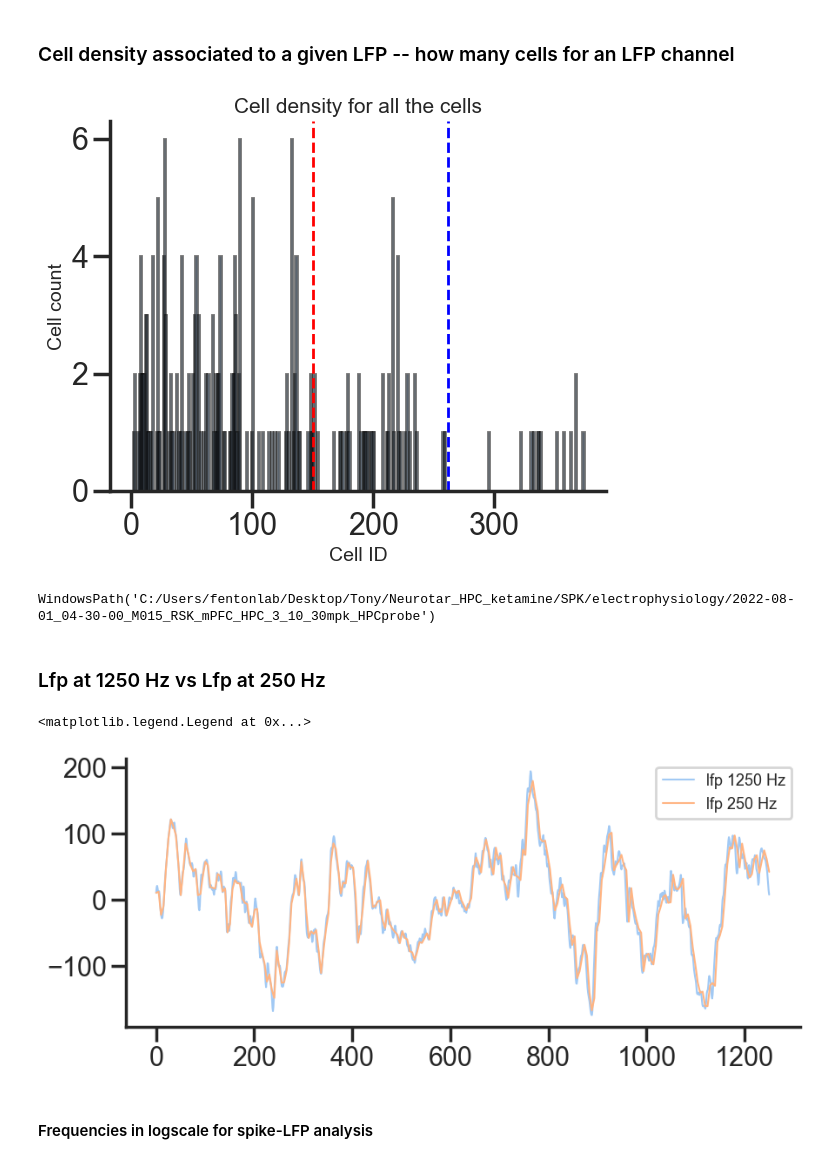
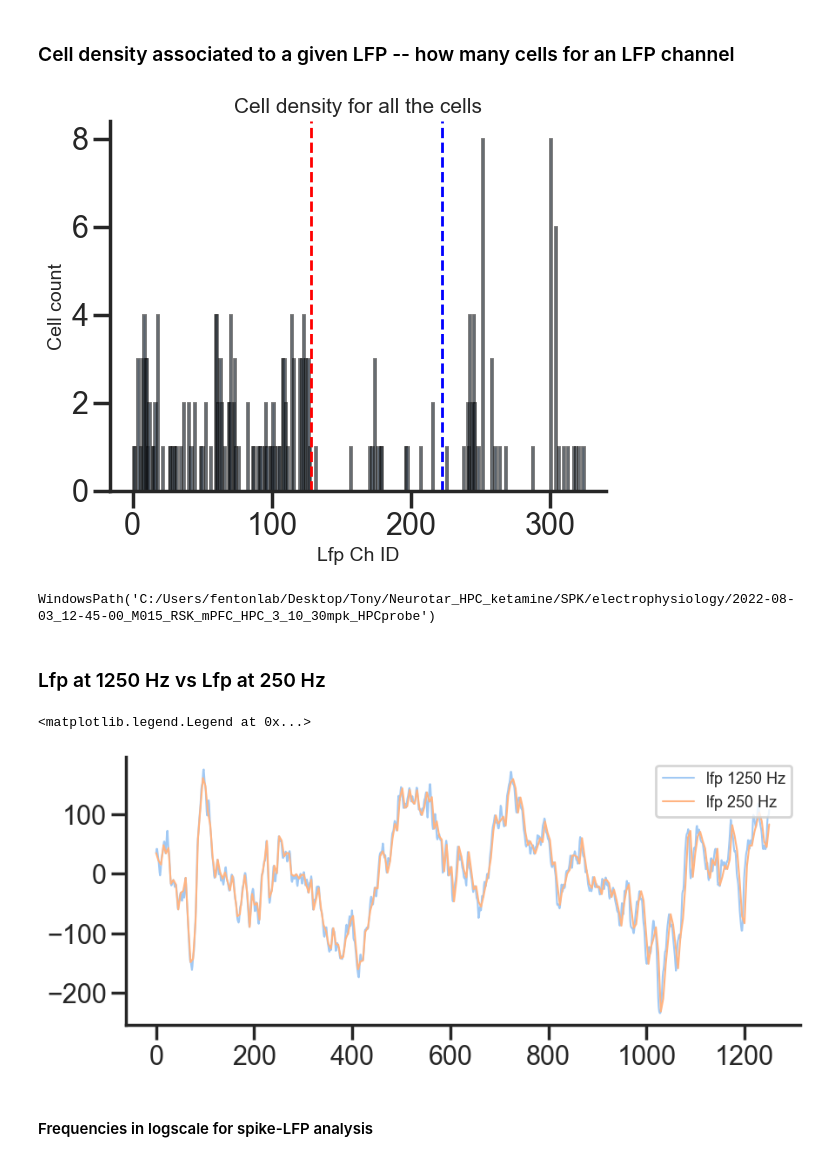
Before and after one commit to gdelfe/Ketamine_effects_on_the_brain, a Jupyter notebook: python/Place_cells_spike_analysis.ipynb, the cells around one changed output. Cells and saved outputs as stored; diff of their text form; code cells hidden in the pictures.

```diff
--- a/python/Place_cells_spike_analysis.ipynb
+++ b/python/Place_cells_spike_analysis.ipynb
@@ -13,7 +13,7 @@ import time
 #### HPC start and end indexes
 # %%
 # HPC start and end
-ch_start = 75*2
-ch_end = 131*2
+ch_start = 64*2
+ch_end = 111*2
 # %% [markdown]
 ### Load behavior for all sessions
@@ -59,7 +55,7 @@ with open(ksort_PATH,'rb') as file:
 with open(ts_ephys_PATH,'rb') as file:
     ts_ephys_aln = pickle.load(file)
 # %%
-sess = 2
+sess = 3
 # %% [markdown]
 ### Load spike files for a given session (takes about 3 min)
 # %%
@@ -261,20 +259,20 @@ mapd
 # %%
 hist, bin_edges = np.histogram(spk[2], bins=374)
 plt.bar(bin_edges[:-1], hist, width=np.diff(bin_edges), edgecolor='black', align='edge', alpha=0.55)
 plt.axvline(x=ch_start, color='red', linestyle='dashed', linewidth=2)
 plt.axvline(x=ch_end, color='blue', linestyle='dashed', linewidth=2)
 
-plt.xlabel('Cell ID',fontsize=14)
+plt.xlabel('Lfp Ch ID',fontsize=14)
 plt.ylabel('Cell count',fontsize=14)
 plt.title('Cell density for all the cells',fontsize=15)
 plt.show()
 # %% [output]
-[figure, old version]
+[figure, new version]
 # %%
 # Path for the session currently being analyzed
 ksort_HPC_path_matched[sess]
 # %% [output]
-WindowsPath('C:/Users/fentonlab/Desktop/Tony/Neurotar_HPC_ketamine/SPK/electrophysiology/2022-08-01_04-30-00_M015_RSK_mPFC_HPC_3_10_30mpk_HPCprobe')
+WindowsPath('C:/Users/fentonlab/Desktop/Tony/Neurotar_HPC_ketamine/SPK/electrophysiology/2022-08-03_12-45-00_M015_RSK_mPFC_HPC_3_10_30mpk_HPCprobe')
 # %%
 # from scipy.signal import hilbert
 
@@ -382,7 +380,7 @@ plt.legend(['lfp 1250 Hz','lfp 250 Hz'], loc='upper right',fontsize=13)
 # plt.grid(linewidth=0.5)
 # %% [output]
 <matplotlib.legend.Legend at 0x...>
-[figure, old version]
+[figure, new version]
 # %% [markdown]
 #### Frequencies in logscale for spike-LFP analysis
 # %%
```
Also changed, not shown: parts of 33 cells of this notebook, 15 other files.
